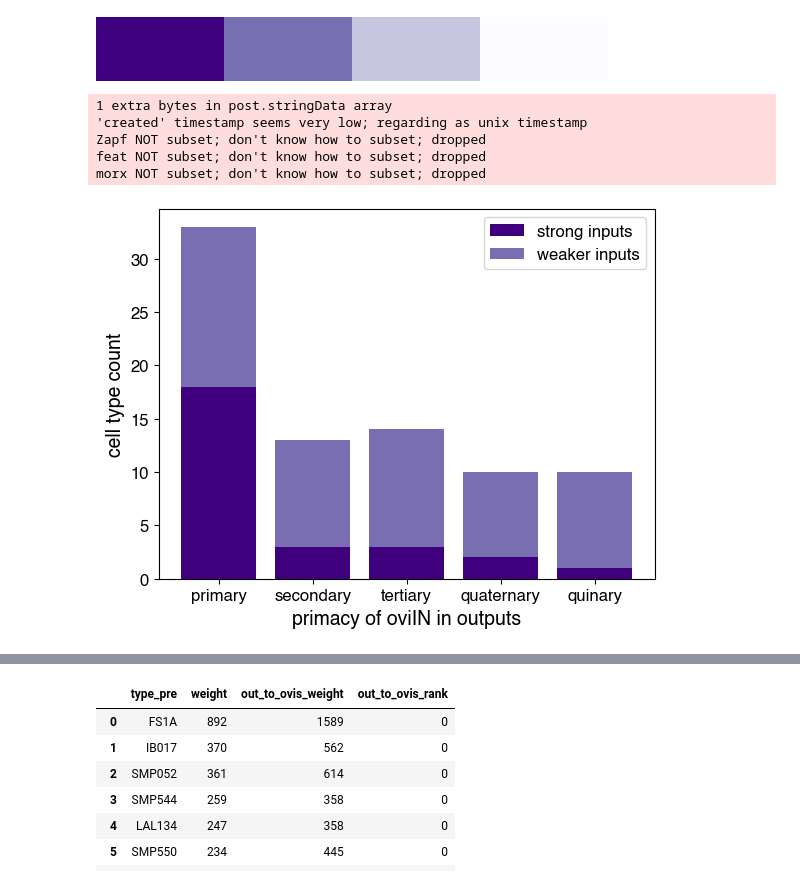
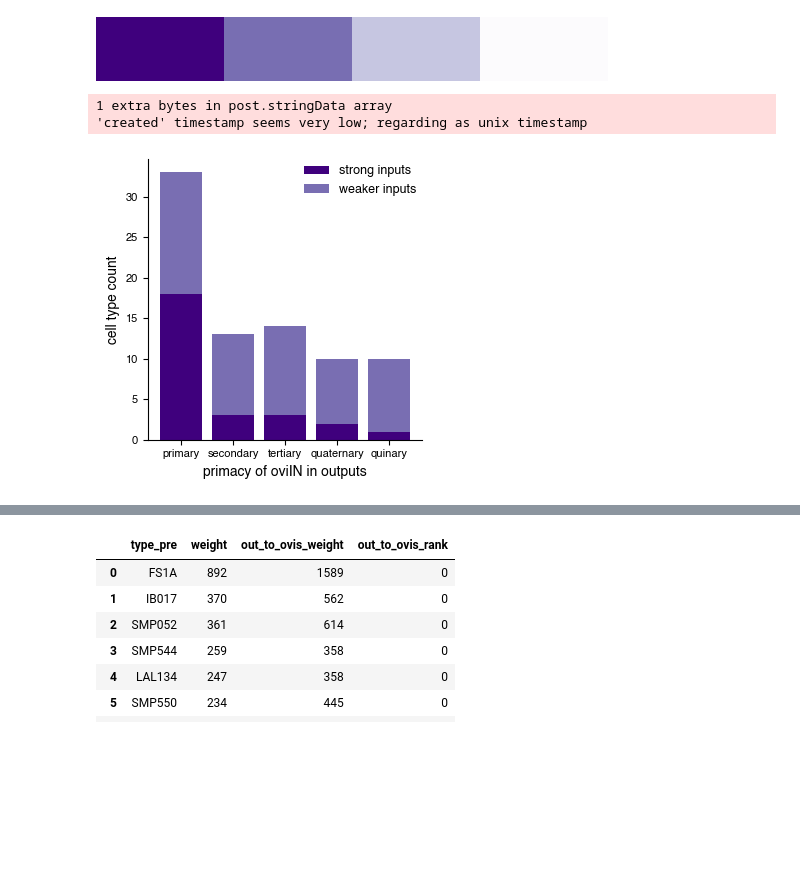
Before and after one commit to Gutierrez-lab/oviIN-inputs, a Jupyter notebook: hub_bespoke.ipynb, the cells around one changed output, grey strips where cells are left out. Saved outputs shown, nothing was run; the diff lists cells and outputs as text; code cells hidden in the pictures; blank space fills up the shorter version.

```diff
--- a/hub_bespoke.ipynb
+++ b/hub_bespoke.ipynb
@@ -49,17 +49,6 @@ from matplotlib.ticker import MultipleLocator,FormatStrFormatter,MaxNLocator
 # Turn off all warnings, remove to see them
 import warnings
 warnings.filterwarnings('ignore')
-
-# Set 'pdf.fonttype' to 42 to keep the text editable after exporting to pdf
-plt.rcParams['pdf.fonttype'] = 42
-plt.rcParams["font.sans-serif"] = "Helvetica"
-plt.rcParams['font.size'] = 14  # Default text size
-plt.rcParams['axes.titlesize'] = 18  # Title size
-plt.rcParams['figure.titlesize'] = 18  # Figure title size
-plt.rcParams['axes.labelsize'] = 14  # X and Y label size
-plt.rcParams['xtick.labelsize'] = 12  # X tick label size
-plt.rcParams['ytick.labelsize'] = 12  # Y tick label size
-plt.rcParams['legend.fontsize'] = 12  # Legend font size
 # %%
 # body IDs of oviINs from Neuprint
 oviINr_bodyID = 423101189
@@ -108,7 +97,9 @@ This figure was originally generated using all of the inputs to oviINr. However,
 # %%
 # inputs to oviINr
-#ovi_inputs = fetch_simple_connections(None,oviINr_bodyID,min_weight=1)
-ovi_inputs = fetch_simple_connections(mod['id'],oviINr_bodyID,min_weight=1)
+weight_threshold = 3
+from neuprint import NeuronCriteria as NC
+#ovi_inputs = fetch_simple_connections(None,oviINr_bodyID,min_weight=weight_threshold)
+ovi_inputs = fetch_simple_connections(NC(status='Traced', cropped=False),oviINr_bodyID,min_weight=weight_threshold)
 ovi_inputs
 # %% [output]
 |  | bodyId_pre | bodyId_post | weight | type_pre | type_post | instance_pre | instance_post | conn_roiInfo |
@@ -211,25 +202,23 @@ cmap
 # %%
 # get hist bins for strong and weak inputs' primacy
 strong_counts, strong_bins = np.histogram(strong_testchunk['out_to_ovis_rank'], bins=np.arange(-0.5, 5, 1))
 weak_counts, weak_bins = np.histogram(weaker_testchunk['out_to_ovis_rank'], bins=np.arange(-0.5, 5, 1))
 better_bins = np.arange(0, 5, 1)
 
 # stacked bar plot
-fig, ax = plt.subplots()
+fig, ax = plt.subplots(figsize=(3.465, 3.5))
 ax.bar(better_bins, strong_counts, color=cmap([0]))
 ax.bar(better_bins, weak_counts, color=cmap([1]), bottom=strong_counts)
 ax.set_ylabel('cell type count')
 ax.set_xlabel('primacy of oviIN in outputs')
 ax.set_xticks(better_bins)
 ax.set_xticklabels(['primary', 'secondary', 'tertiary', 'quaternary', 'quinary'])
 ax.legend(['strong inputs', 'weaker inputs'])
 
-plt.savefig('figures/output_primacy_stacked_bars.pdf', format='pdf')
+fig.tight_layout()
+plt.savefig('figures/output_primacy_stacked_bars.pdf', format='pdf', bbox_inches='tight')
 plt.show()
 # %% [output]
 1 extra bytes in post.stringData array
 'created' timestamp seems very low; regarding as unix timestamp
-Zapf NOT subset; don't know how to subset; dropped
-feat NOT subset; don't know how to subset; dropped
-morx NOT subset; don't know how to subset; dropped
-[figure, old version]
+[figure, new version]
```
Also changed, not shown: parts of 40 cells of this notebook, 3 other files.
